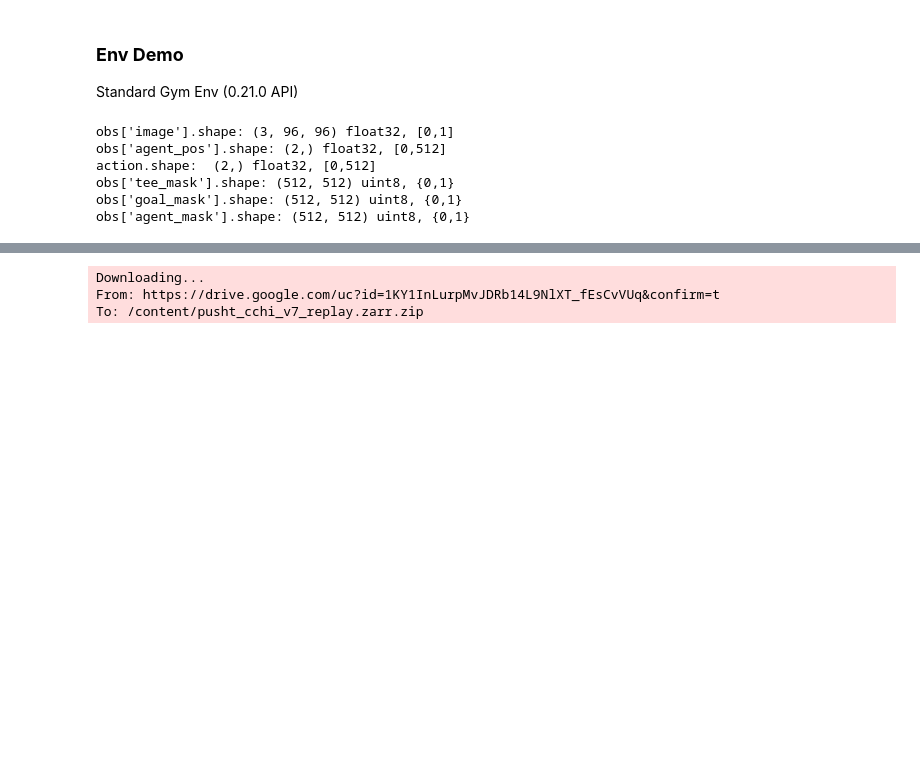
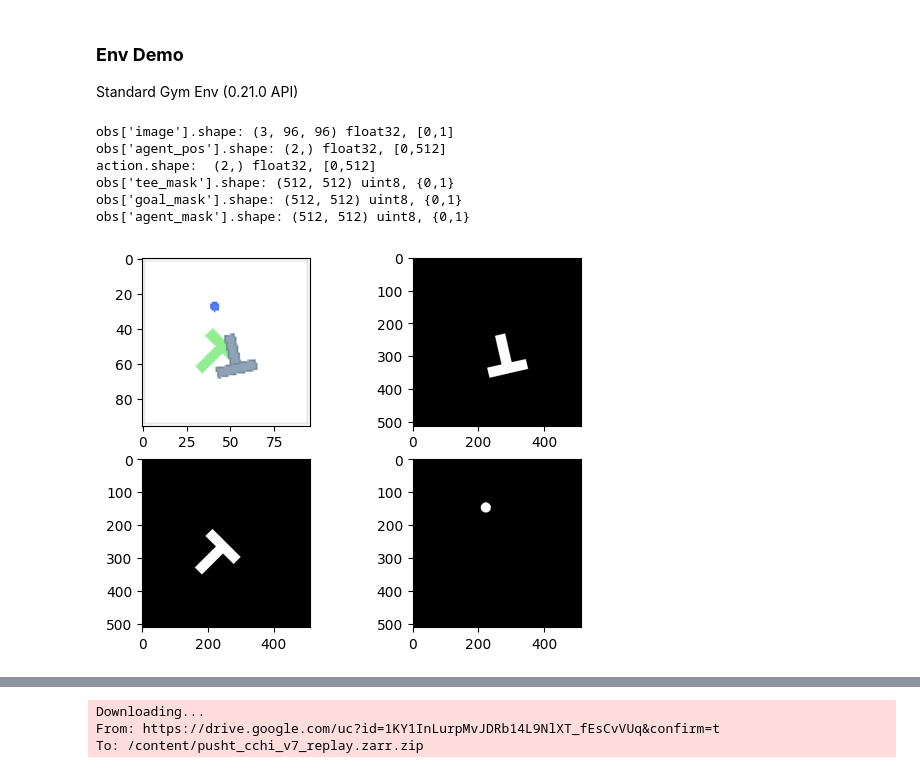
Before and after one commit to beautifulv0id/T-Push, a Jupyter notebook: diffusion_policy_vision_pusht_demo.ipynb, the cells around one changed output, grey strips where cells are left out. Drawn from its saved outputs; the diff is of its cells as text; code cells hidden in the pictures; blank space fills up the shorter version.

Commit message:
add mask computation

```diff
--- a/diffusion_policy_vision_pusht_demo.ipynb
+++ b/diffusion_policy_vision_pusht_demo.ipynb
@@ -675,3 +716,14 @@ action.shape:  (2,) float32, [0,512]
 obs['tee_mask'].shape: (512, 512) uint8, {0,1}
 obs['goal_mask'].shape: (512, 512) uint8, {0,1}
 obs['agent_mask'].shape: (512, 512) uint8, {0,1}
+# %%
+fig, axes = plt.subplots(2, 2)
+
+axes[0, 0].imshow(obs["image"].transpose(1, 2, 0))
+axes[0, 1].imshow(obs["tee_mask"], cmap="gray")
+axes[1, 0].imshow(obs["goal_mask"], cmap="gray")
+axes[1, 1].imshow(obs["agent_mask"], cmap="gray")
+
+plt.show()
+# %% [output]
+[figure, added]
```
Also changed, not shown: parts of 4 cells of this notebook.
